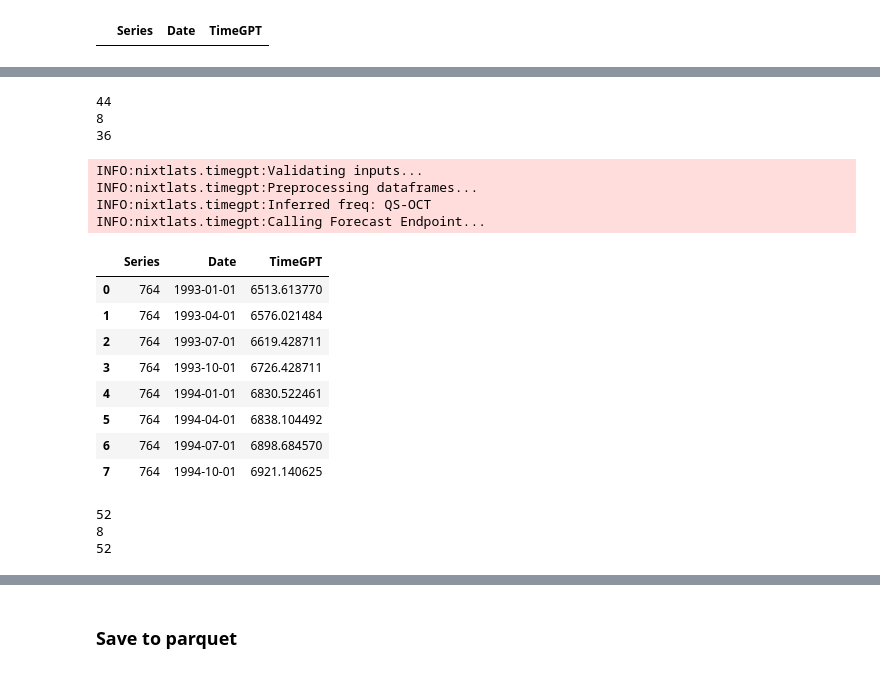
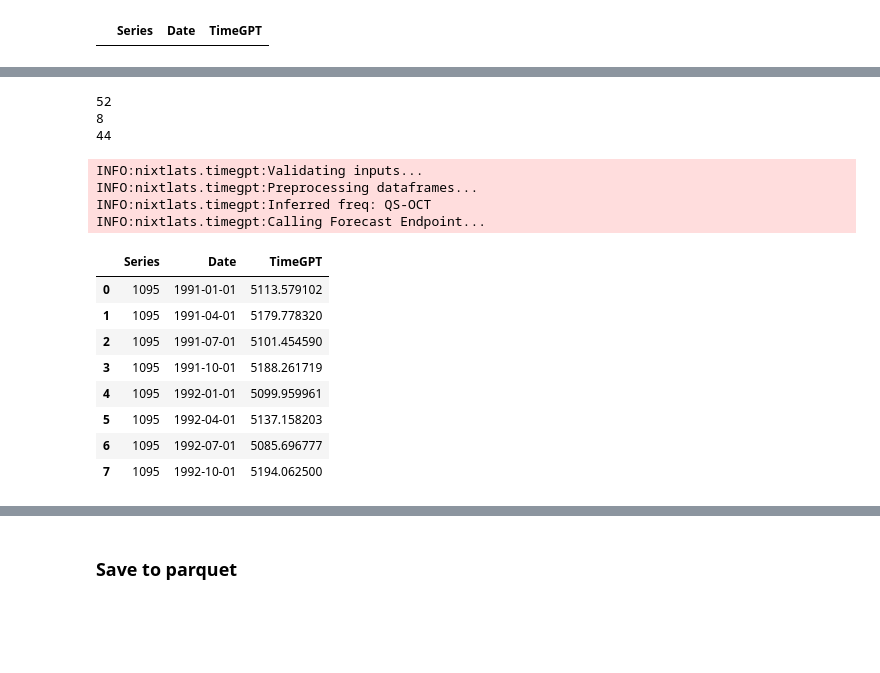
Before and after one commit to tom-alten/OutsmartingTime, a Jupyter notebook: M-Competitions/M3-Competition/Quarter/M3_Quarterly_TimeGPT.ipynb, the cells around one changed output, grey strips where cells are left out. Cells and saved outputs as stored; diff of their text form; code cells hidden in the pictures; blank space fills up the shorter version.

```diff
--- a/M-Competitions/M3-Competition/M3_Quarterly_TimeGPT.ipynb
+++ b/M-Competitions/M3-Competition/Quarter/M3_Quarterly_TimeGPT.ipynb
@@ -232,2 +228,3 @@ all_forecasts.loc[all_forecasts['Series'] == 1057]
 # %%
-failed1 = df.loc[df['Series'] == 764]
+failed = df.loc[df['Series'] == 1095]
+failed
@@ -236,43 +249,30 @@ failed2 = df.loc[df['Series'] == 1057]
 # %%
-# failed1.drop(columns = 'Category', inplace=True)
-n = int(failed1['N'].iloc[0])  # Assuming N is constant within each series
-nf = int(failed1['NF'].iloc[0])  # Assuming NF is constant within each series
+# trimmed_df.drop(columns = 'Category', inplace=True)
+n = int(failed['N'].iloc[0])  # Assuming N is constant within each series
+nf = int(failed['NF'].iloc[0])  # Assuming NF is constant within each series
 
-failed1 = failed1.head(n - nf)
+failed = failed.head(n - nf)
 print(n)
 print(nf)
-print(len(failed1))
+print(len(failed))
 # %% [output]
+52
+8
 44
-8
-36
 # %%
-forecast_df1 = timegpt.forecast(failed1, h=nf, id_col='Series', time_col='Date', target_col='Value')
-forecast_df1
+failed_forecast = timegpt.forecast(failed, h=nf, id_col='Series', time_col='Date', target_col='Value')
+failed_forecast
 # %% [output]
 INFO:nixtlats.timegpt:Validating inputs...
 INFO:nixtlats.timegpt:Preprocessing dataframes...
 INFO:nixtlats.timegpt:Inferred freq: QS-OCT
 INFO:nixtlats.timegpt:Calling Forecast Endpoint...
 |  | Series | Date | TimeGPT |
-| 0 | 764 | 1993-01-01 | 6513.613770 |
-| 1 | 764 | 1993-04-01 | 6576.021484 |
-| 2 | 764 | 1993-07-01 | 6619.428711 |
-| 3 | 764 | 1993-10-01 | 6726.428711 |
-| 4 | 764 | 1994-01-01 | 6830.522461 |
-| 5 | 764 | 1994-04-01 | 6838.104492 |
-| 6 | 764 | 1994-07-01 | 6898.684570 |
-| 7 | 764 | 1994-10-01 | 6921.140625 |
+| 0 | 1095 | 1991-01-01 | 5113.579102 |
+| 1 | 1095 | 1991-04-01 | 5179.778320 |
+| 2 | 1095 | 1991-07-01 | 5101.454590 |
+| 3 | 1095 | 1991-10-01 | 5188.261719 |
+| 4 | 1095 | 1992-01-01 | 5099.959961 |
+| 5 | 1095 | 1992-04-01 | 5137.158203 |
+| 6 | 1095 | 1992-07-01 | 5085.696777 |
+| 7 | 1095 | 1992-10-01 | 5194.062500 |
-# %%
-# failed1.drop(columns = 'Category', inplace=True)
-n = int(failed2['N'].iloc[0])  # Assuming N is constant within each series
-nf = int(failed2['NF'].iloc[0])  # Assuming NF is constant within each series
-
-failed1 = failed1.head(n - nf)
-print(n)
-print(nf)
-print(len(failed2))
-# %% [output]
-52
-8
-52
```
Also changed, not shown: parts of 17 cells of this notebook, 4 other files.
